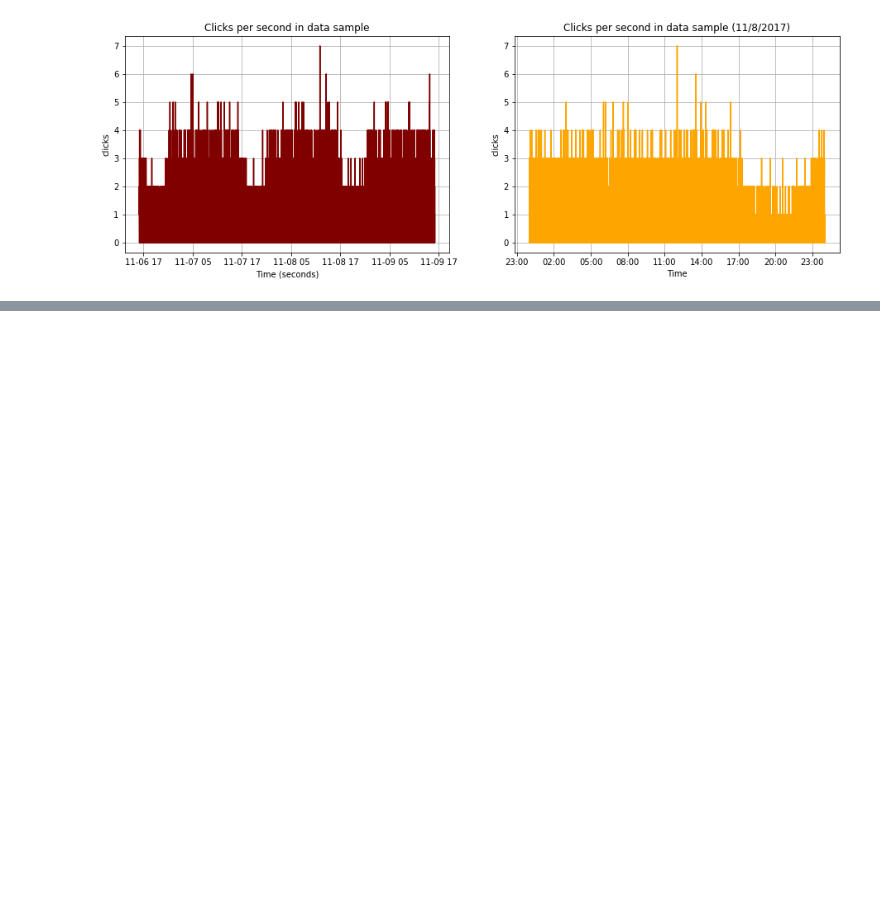
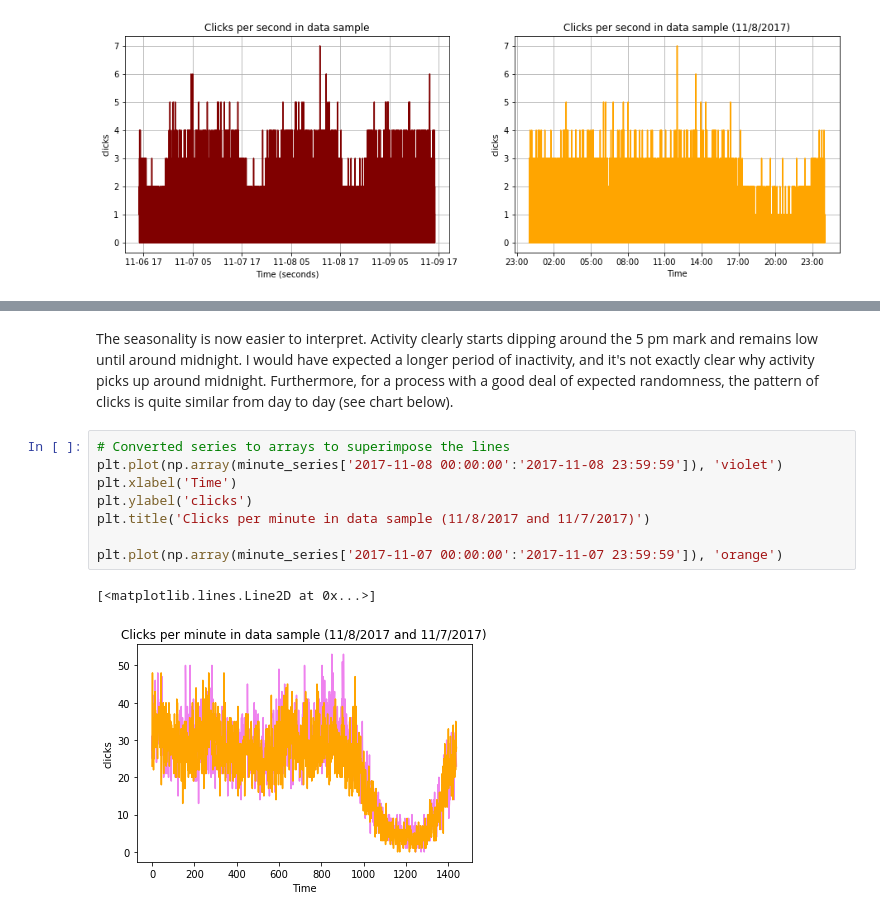
Before and after one commit to SKhubba/adfraud_detection, a Jupyter notebook: EDA.ipynb, the cells around one changed output, grey strips where cells are left out. Saved outputs shown, nothing was run; the diff lists cells and outputs as text; blank space fills up the shorter version.

```diff
--- a/EDA.ipynb
+++ b/EDA.ipynb
@@ -185,0 +216,13 @@ plt.show()
+# %% [markdown]
+The seasonality is now easier to interpret. Activity clearly starts dipping around the 5 pm mark and remains low until around midnight. I would have expected a longer period of inactivity, and it's not exactly clear why activity picks up around midnight. Furthermore, for a process with a good deal of expected randomness, the pattern of clicks is quite similar from day to day (see chart below).
+# %%
+# Converted series to arrays to superimpose the lines
+plt.plot(np.array(minute_series['2017-11-08 00:00:00':'2017-11-08 23:59:59']), 'violet')
+plt.xlabel('Time')
+plt.ylabel('clicks')
+plt.title('Clicks per minute in data sample (11/8/2017 and 11/7/2017)')
+
+plt.plot(np.array(minute_series['2017-11-07 00:00:00':'2017-11-07 23:59:59']), 'orange')
+# %% [output]
+[<matplotlib.lines.Line2D at 0x...>]
+[figure, added]
```
Also changed, not shown: parts of 2 cells of this notebook.
